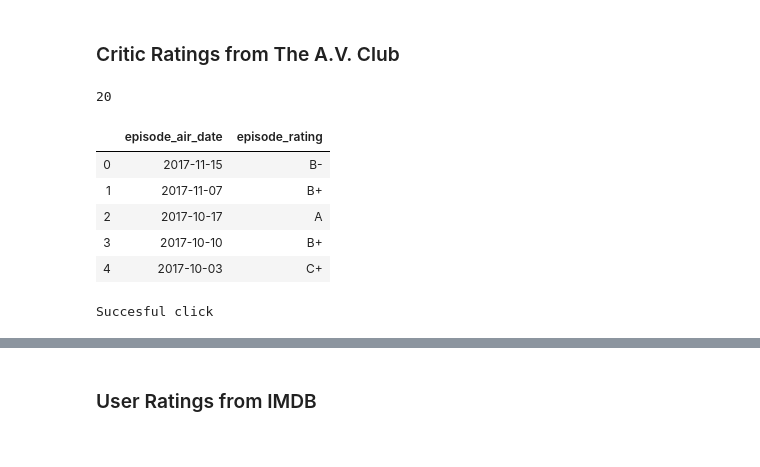
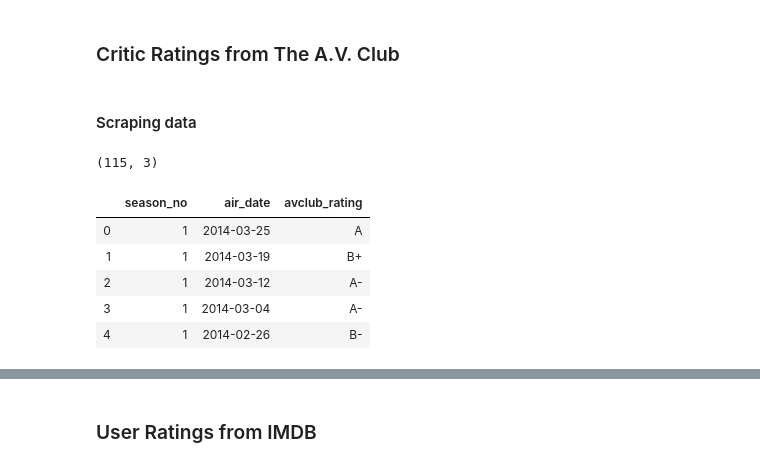
Before and after one commit to jagrutijoshi2603/Python-for-Data-Science-Project, a Jupyter notebook: Project.ipynb, the cells around one changed output, grey strips where cells are left out. Cells and saved outputs as stored; diff of their text form; code cells hidden in the pictures.

```diff
--- a/Project.ipynb
+++ b/Project.ipynb
@@ -10,7 +212 @@ import seaborn as sns
 ### Critic Ratings from The A.V. Club
-# %%
-# get html (avclub)
-url = "https://www.avclub.com/c/tv-review/brooklyn-nine-nine?startTime=1511319600497"
-uclient = ureq(url)
-page_html = uclient.read()
-uclient.close()
@@ -21,38 +213,34 @@ articles = page_soup.findAll("article",{"class":"js_post_item cw4lnv-0 glgzMx"})
-# %%
-# check if any articles are fetched i.e. len(articles)>0
-len(articles)
-# %% [output]
-20
+# %% [markdown]
+#### Scraping data
 # %%
-# store article rating and date in a pandas dataframe (av_club_b99)
-column_names = ['episode_air_date','episode_rating']
+# fetch data for 20 episodes per season
+column_names = ['season_no','air_date','avclub_rating']
 av_club_b99 = pd.DataFrame(columns=column_names)
-for article in articles:
-    av_club_b99 = av_club_b99.append({'episode_rating': article.figure.div.div.text, 'episode_air_date': article.div.findAll("div",{"class":"sc-3nbvzd-1 VhErj"})[0].text}, ignore_index=True)
-av_club_b99['episode_air_date'] = pd.to_datetime(av_club_b99['episode_air_date'])
+
+for i in range(1,7):
+    # get html
+    url = "https://www.avclub.com/c/tv-review/brooklyn-nine-nine/season-"+str(i)
+    uclient = ureq(url)
+    page_html = uclient.read()
+    uclient.close()
+
+    # get articles on page
+    page_soup = soup(page_html,"html.parser")
+    articles = page_soup.findAll("article",{"class":"js_post_item cw4lnv-0 glgzMx"})
+
+    # store data in a pandas dataframe
+    for article in articles:
+        av_club_b99 = av_club_b99.append({'season_no': i, 'avclub_rating': article.figure.div.div.text, 'air_date': article.div.findAll("div",{"class":"sc-3nbvzd-1 VhErj"})[0].text}, ignore_index=True)
+
+av_club_b99['air_date'] = pd.to_datetime(av_club_b99['air_date'])
+
+print(av_club_b99.shape)
 av_club_b99.head()
 # %% [output]
+(115, 3)
-|  | episode_air_date | episode_rating |
-| 0 | 2017-11-15 | B- |
-| 1 | 2017-11-07 | B+ |
-| 2 | 2017-10-17 | A |
-| 3 | 2017-10-10 | B+ |
-| 4 | 2017-10-03 | C+ |
+|  | season_no | air_date | avclub_rating |
+| 0 | 1 | 2014-03-25 | A |
+| 1 | 1 | 2014-03-19 | B+ |
+| 2 | 1 | 2014-03-12 | A- |
+| 3 | 1 | 2014-03-04 | A- |
+| 4 | 1 | 2014-02-26 | B- |
-# %%
-# testing code for fetching all articles instead of just the first 20
-from selenium import webdriver
-url = 'https://www.avclub.com/c/tv-review/brooklyn-nine-nine?startTime=1511319600497'
-driver = webdriver.Chrome('C:/Users/Jagruti Joshi/Downloads/Installation Files/chromedriver_win32/chromedriver.exe')
-driver.get(url)
-for elem in driver.find_elements_by_link_text('More stories'):
-        try:
-            elem.click()
-            print('Succesful click')
-        except:
-            print('Unsuccesful click')
-
-source = driver.page_source
-
-driver.close()
-# %% [output]
-Succesful click
```
Also changed, not shown: parts of 44 cells of this notebook.
